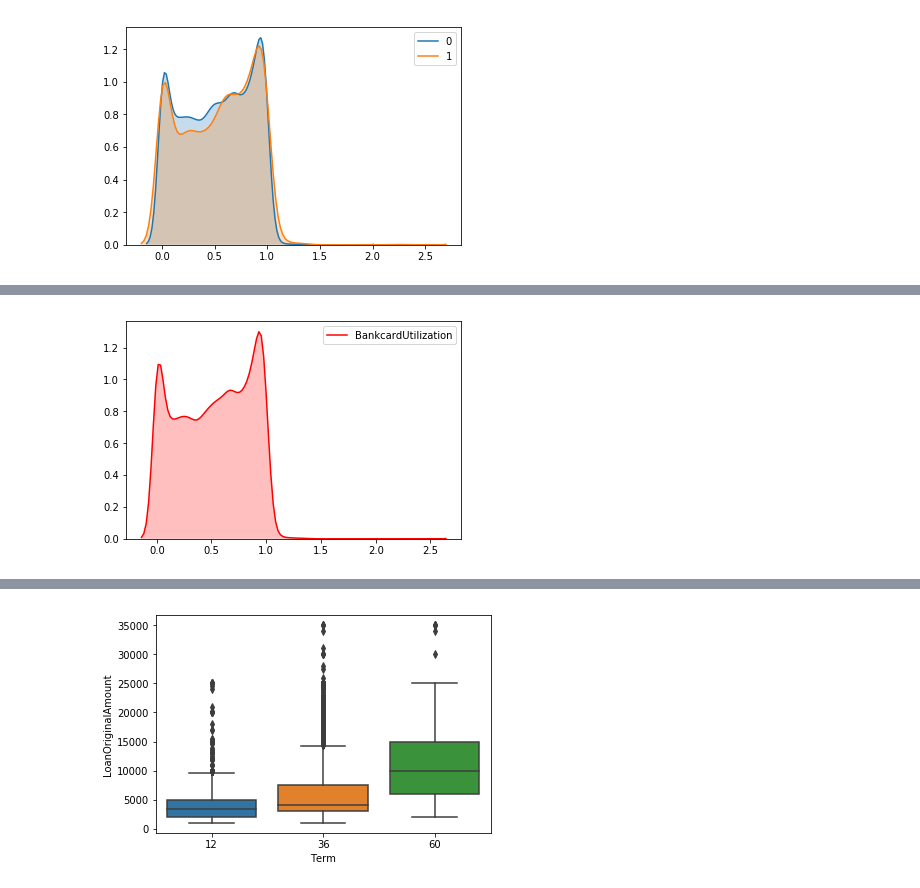
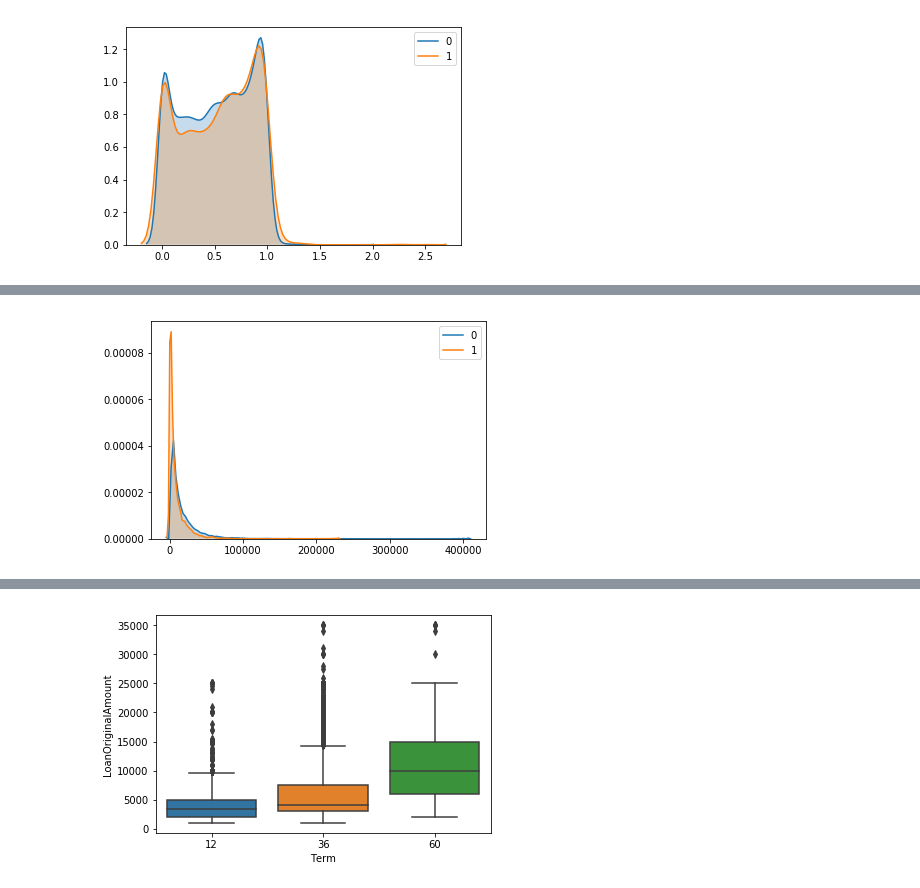
Before and after one commit to abhiksark/Udacity-DataAnalyst-Nanodegree, a Jupyter notebook: bank_loan/loan_dataset.ipynb, the cells around one changed output, grey strips where cells are left out. Cells and saved outputs as stored; diff of their text form; code cells hidden in the pictures.

```diff
--- a/bank_loan/loan_dataset.ipynb
+++ b/bank_loan/loan_dataset.ipynb
@@ -418,4 +398,4 @@ sns.kdeplot(df_new.BankcardUtilization, shade=True, color="r");
-# %%
-sns.kdeplot(df_new.BankcardUtilization, shade=True, color="r");
-# %% [output]
-[figure, removed]
+# %%
+kde_plot(df_new,"AvailableBankcardCredit")
+# %% [output]
+[figure, added]
```
Also changed, not shown: parts of 7 cells of this notebook, 1 other file.
